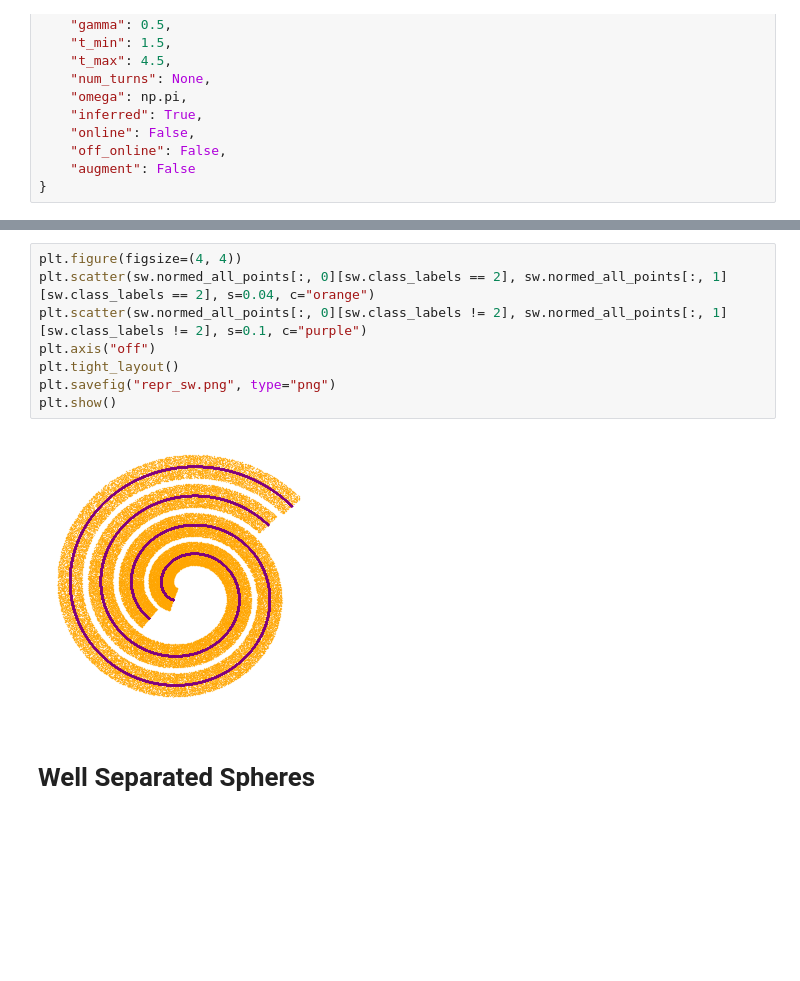
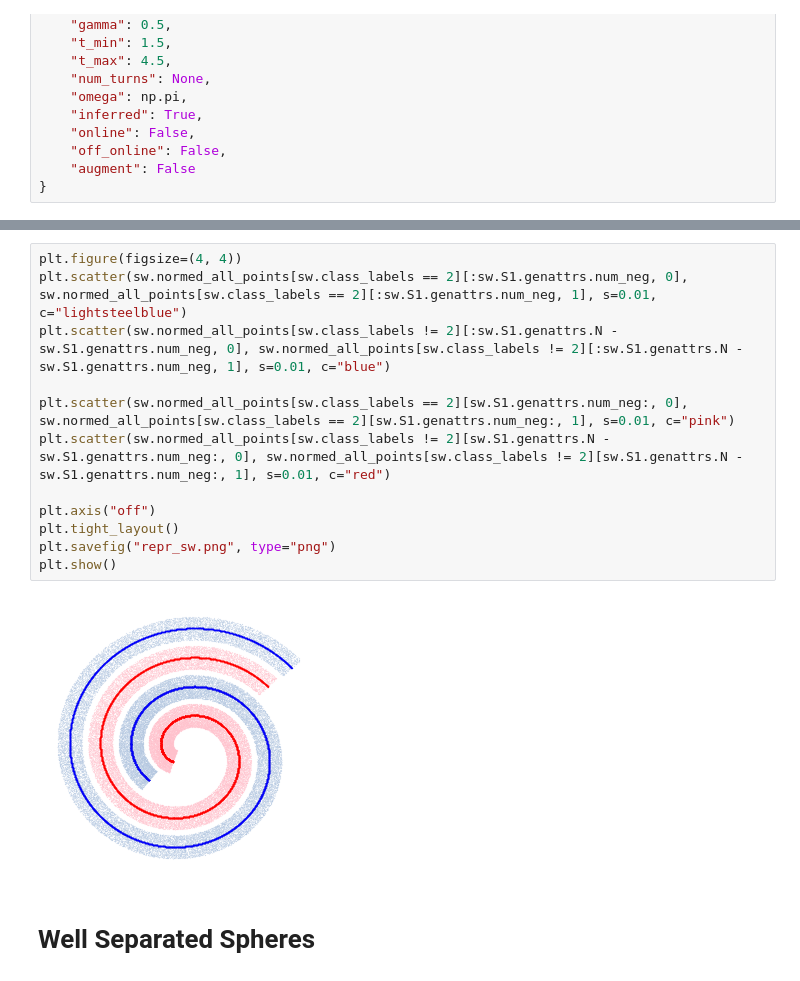
Before and after one commit to microsoft/distance-learner, a Jupyter notebook: notebooks/Paper Plotting - Representative Plots.ipynb, the cells around one changed output, grey strips where cells are left out. Drawn from its saved outputs; the diff is of its cells as text; blank space fills up the shorter version.

```diff
--- a/notebooks/Paper Plotting - Representative Plots.ipynb
+++ b/notebooks/Paper Plotting - Representative Plots.ipynb
@@ -114,13 +120,17 @@ sw.compute_points()
 # %%
 plt.figure(figsize=(4, 4))
-plt.scatter(sw.normed_all_points[:, 0][sw.class_labels == 2], sw.normed_all_points[:, 1][sw.class_labels == 2], s=0.04, c="orange")
-plt.scatter(sw.normed_all_points[:, 0][sw.class_labels != 2], sw.normed_all_points[:, 1][sw.class_labels != 2], s=0.1, c="purple")
+plt.scatter(sw.normed_all_points[sw.class_labels == 2][:sw.S1.genattrs.num_neg, 0], sw.normed_all_points[sw.class_labels == 2][:sw.S1.genattrs.num_neg, 1], s=0.01, c="lightsteelblue")
+plt.scatter(sw.normed_all_points[sw.class_labels != 2][:sw.S1.genattrs.N - sw.S1.genattrs.num_neg, 0], sw.normed_all_points[sw.class_labels != 2][:sw.S1.genattrs.N - sw.S1.genattrs.num_neg, 1], s=0.01, c="blue")
+
+plt.scatter(sw.normed_all_points[sw.class_labels == 2][sw.S1.genattrs.num_neg:, 0], sw.normed_all_points[sw.class_labels == 2][sw.S1.genattrs.num_neg:, 1], s=0.01, c="pink")
+plt.scatter(sw.normed_all_points[sw.class_labels != 2][sw.S1.genattrs.N - sw.S1.genattrs.num_neg:, 0], sw.normed_all_points[sw.class_labels != 2][sw.S1.genattrs.N - sw.S1.genattrs.num_neg:, 1], s=0.01, c="red")
+
 plt.axis("off")
 plt.tight_layout()
 plt.savefig("repr_sw.png", type="png")
 plt.show()
 # %% [output]
-[figure, old version]
+[figure, new version]
 # %% [markdown]
 # Well Separated Spheres
 # %%
```
Also changed, not shown: parts of 6 cells of this notebook, 5 other files.
